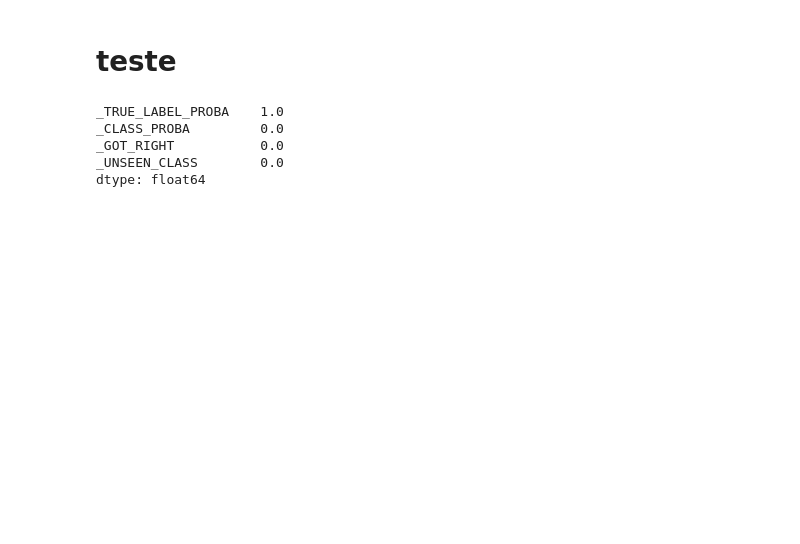
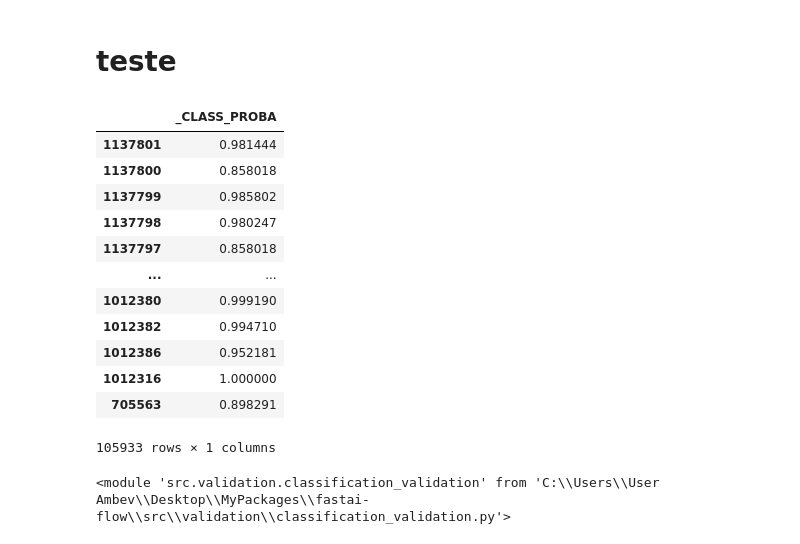
Before and after one commit to AlanGanem/fastai-flow, a Jupyter notebook: test.ipynb, the cells around one changed output. Drawn from its saved outputs; the diff is of its cells as text; code cells hidden in the pictures; blank space fills up the shorter version.

Commit message:
refactored validation module

```diff
--- a/test.ipynb
+++ b/test.ipynb
@@ -386,0 +379,5 @@ INFO:numexpr.utils:NumExpr defaulting to 8 threads.
+# %%
+test_data = data[indiretos_msk]
+test_data = test_data.sort_values(by = 'DatadoDocumento').iloc[int(0.9*len(test_data)):]
+test_data = test_data[test_data['OrgC'] != 'BR00']
+val_dict = loaded_model.validate(data = test_data)
@@ -387,10 +404,24 @@ INFO:numexpr.utils:NumExpr defaulting to 8 threads.
 # %% [markdown]
 # teste
 # %%
-val_dict['data_df'][['_TRUE_LABEL_PROBA', '_CLASS_PROBA','_GOT_RIGHT','_UNSEEN_CLASS']].isna().mean()
+#val_dict['data_df'][['_TRUE_LABEL_PROBA', '_CLASS_PROBA','_GOT_RIGHT','_UNSEEN_CLASS','_CLASS_PREDS','IVAMIRO']]
+val_dict['data_df'][['_CLASS_PROBA']]
 # %% [output]
+|  | _CLASS_PROBA |
+| 1137801 | 0.981444 |
+| 1137800 | 0.858018 |
+| 1137799 | 0.985802 |
+| 1137798 | 0.980247 |
+| 1137797 | 0.858018 |
+| ... | ... |
+| 1012380 | 0.999190 |
+| 1012382 | 0.994710 |
+| 1012386 | 0.952181 |
+| 1012316 | 1.000000 |
+| 705563 | 0.898291 |
-_TRUE_LABEL_PROBA    1.0
-_CLASS_PROBA         0.0
-_GOT_RIGHT           0.0
-_UNSEEN_CLASS        0.0
-dtype: float64
+105933 rows × 1 columns
+# %%
+from src.validation import classification_validation
+reload(classification_validation)
+# %% [output]
+<module 'src.validation.classification_validation' from 'C:\\Users\\User Ambev\\Desktop\\MyPackages\\fastai-flow\\src\\validation\\classification_validation.py'>
```
Also changed, not shown: parts of 8 cells of this notebook, 1 other file.
